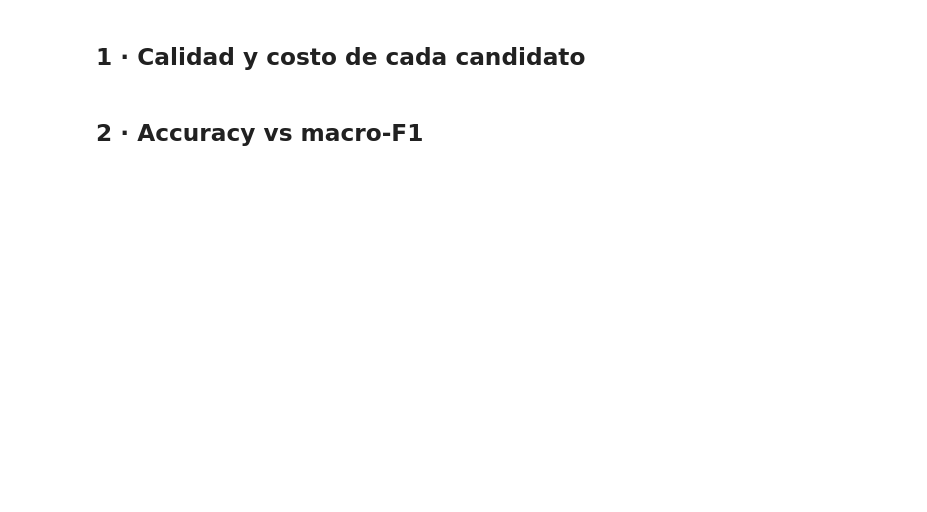
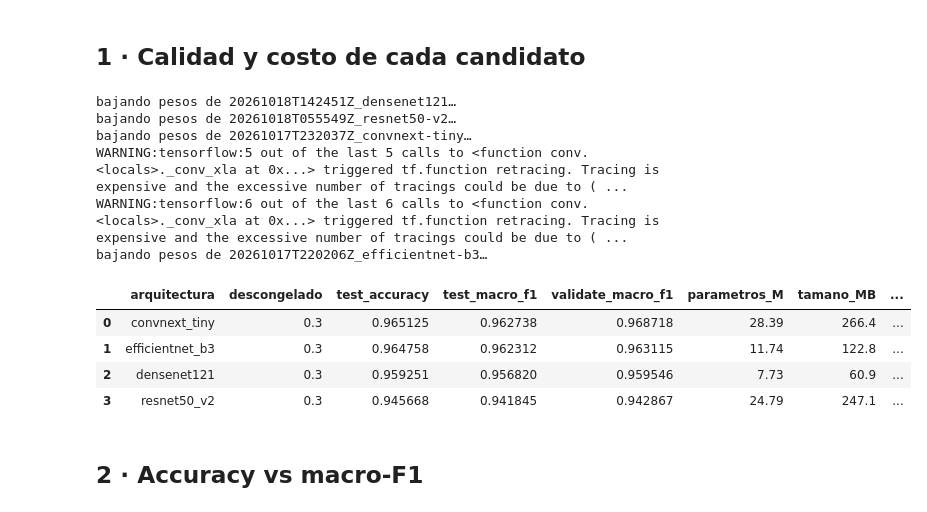
Before and after one commit to santiagoortizc/InsectModeling, a Jupyter notebook: notebooks/02_teacher/05_comparacion_docente.ipynb, the cells around one changed output. Drawn from its saved outputs; the diff is of its cells as text; code cells hidden in the pictures; blank space fills up the shorter version.

```diff
--- a/notebooks/02_teacher/05_comparacion_docente.ipynb
+++ b/notebooks/02_teacher/05_comparacion_docente.ipynb
@@ -57,25 +66,38 @@ for run in registro.listRuns():
 # %%
 filas = []
 for (arquitectura, descongelado), run in runPorArquitectura.items():
     ruta = registro.rutaModelo(run["run_id"])
     modelo = registro.modeloInferencia(run["run_id"])
     latencia, desviacion = evalStats.medirLatencia(modelo)
     filas.append({
         "arquitectura": arquitectura,
         "descongelado": descongelado,
         "test_accuracy": run["test_accuracy"],
         "test_macro_f1": run["test_macro_f1"],
         "validate_macro_f1": run["validate_macro_f1"],
         "parametros_M": round(modelo.count_params() / 1e6, 2),
         "tamano_MB": round(ruta.stat().st_size / 1e6, 1),
         "latencia_ms": round(latencia, 1),
         "latencia_sd_ms": round(desviacion, 1),
         "minutos_entrenamiento": run["training_minutes"],
+        "min_por_epoca": round(run["training_minutes"] / run["epochs_ran"], 1),
         "run_id": run["run_id"],
     })
 
 comparacion = pd.DataFrame(filas).sort_values("validate_macro_f1", ascending=False).reset_index(drop=True)
 comparacion
+# %% [output]
+bajando pesos de 20261018T142451Z_densenet121…
+bajando pesos de 20261018T055549Z_resnet50-v2…
+bajando pesos de 20261017T232037Z_convnext-tiny…
+WARNING:tensorflow:5 out of the last 5 calls to <function conv.<locals>._conv_xla at 0x...> triggered tf.function retracing. Tracing is expensive and the excessive number of tracings could be due to ( ...
+WARNING:tensorflow:6 out of the last 6 calls to <function conv.<locals>._conv_xla at 0x...> triggered tf.function retracing. Tracing is expensive and the excessive number of tracings could be due to ( ...
+bajando pesos de 20261017T220206Z_efficientnet-b3…
+|  | arquitectura | descongelado | test_accuracy | test_macro_f1 | validate_macro_f1 | parametros_M | tamano_MB | ... |
+| 0 | convnext_tiny | 0.3 | 0.965125 | 0.962738 | 0.968718 | 28.39 | 266.4 | ... |
+| 1 | efficientnet_b3 | 0.3 | 0.964758 | 0.962312 | 0.963115 | 11.74 | 122.8 | ... |
+| 2 | densenet121 | 0.3 | 0.959251 | 0.956820 | 0.959546 | 7.73 | 60.9 | ... |
+| 3 | resnet50_v2 | 0.3 | 0.945668 | 0.941845 | 0.942867 | 24.79 | 247.1 | ... |
 # %% [markdown]
 ## 2 · Accuracy vs macro-F1
 # %%
```
Also changed, not shown: parts of 7 cells of this notebook, 9 other files.
